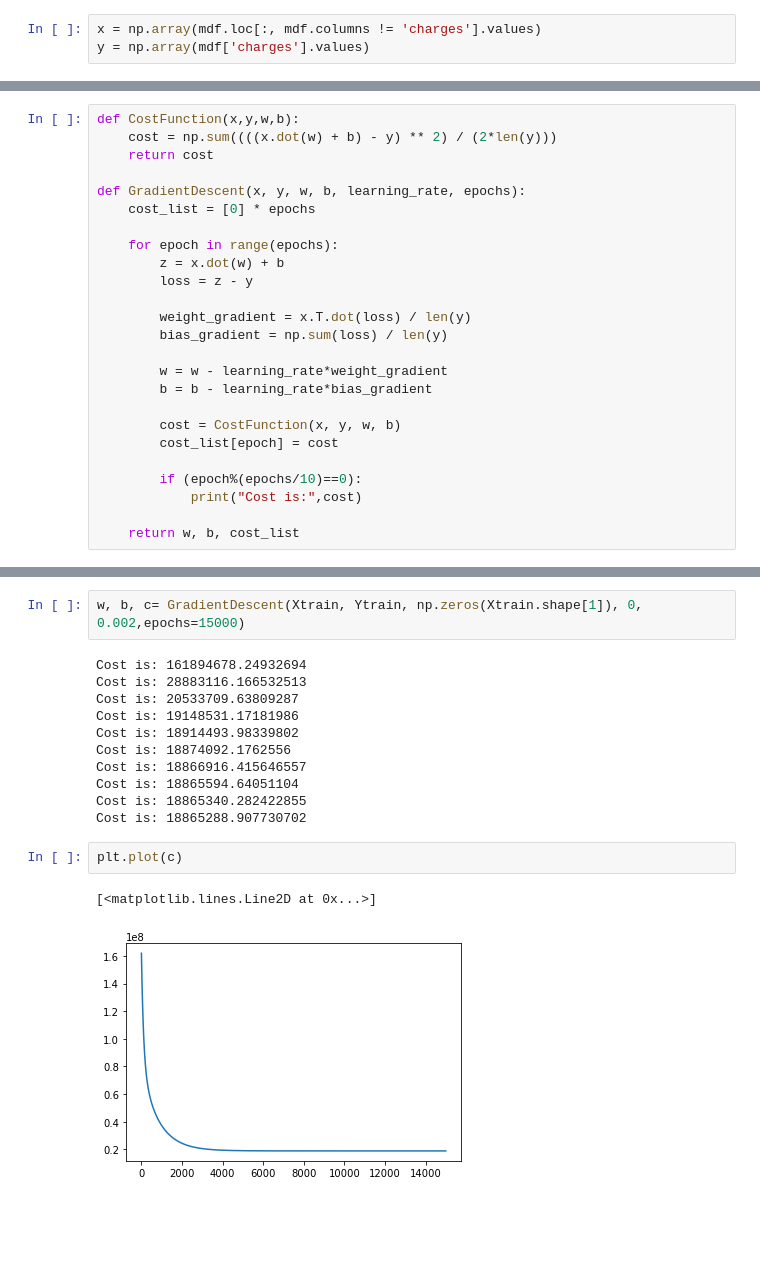
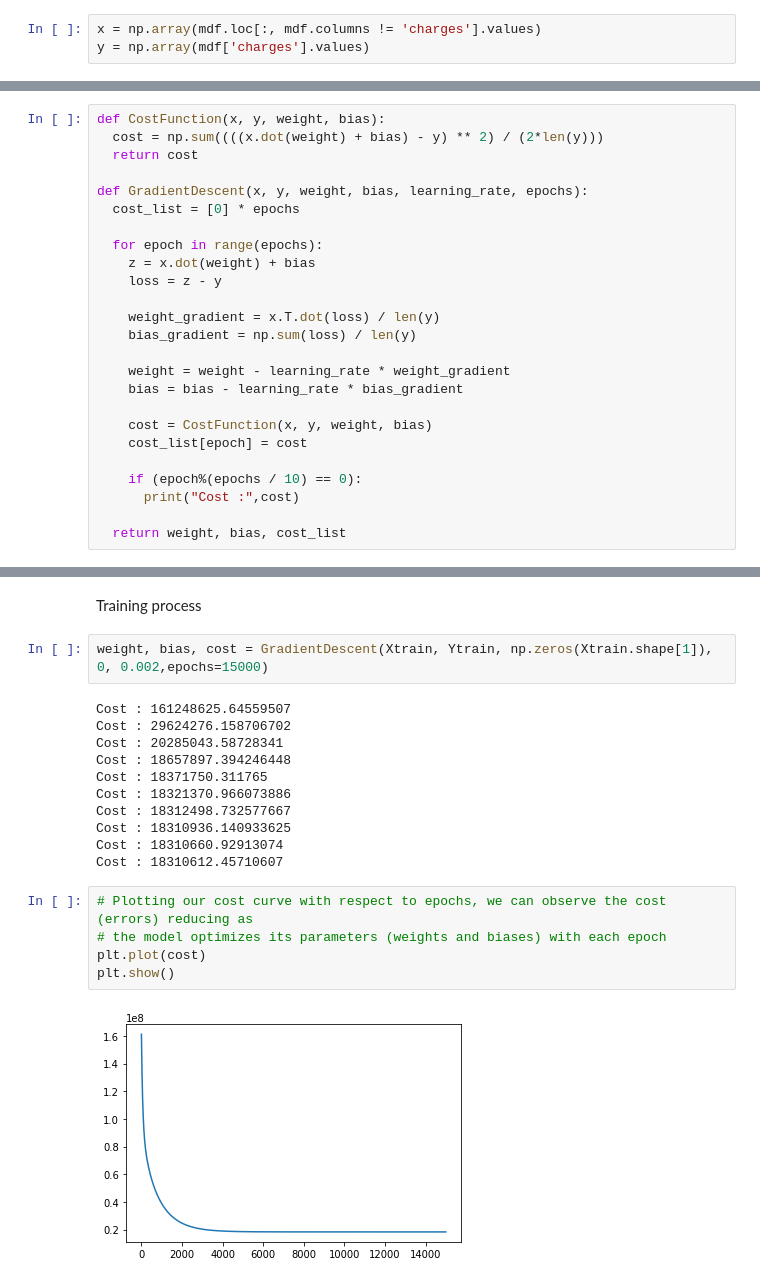
Before and after one commit to Sshubam/FSM_ML_Assignments, a Jupyter notebook: FSM_2_LinearRegression_Final.ipynb, the cells around one changed output, grey strips where cells are left out. Saved outputs shown, nothing was run; the diff lists cells and outputs as text; blank space fills up the shorter version.

```diff
--- a/FSM_2_LinearRegression_Final.ipynb
+++ b/FSM_2_LinearRegression_Final.ipynb
@@ -130,26 +198,26 @@ x.shape
 # %%
-def CostFunction(x,y,w,b):
-    cost = np.sum((((x.dot(w) + b) - y) ** 2) / (2*len(y)))
-    return cost
+def CostFunction(x, y, weight, bias):
+  cost = np.sum((((x.dot(weight) + bias) - y) ** 2) / (2*len(y)))
+  return cost
 
-def GradientDescent(x, y, w, b, learning_rate, epochs):
-    cost_list = [0] * epochs
+def GradientDescent(x, y, weight, bias, learning_rate, epochs):
+  cost_list = [0] * epochs
 
-    for epoch in range(epochs):
-        z = x.dot(w) + b
-        loss = z - y
+  for epoch in range(epochs):
+    z = x.dot(weight) + bias
+    loss = z - y
 
-        weight_gradient = x.T.dot(loss) / len(y)
-        bias_gradient = np.sum(loss) / len(y)
+    weight_gradient = x.T.dot(loss) / len(y)
+    bias_gradient = np.sum(loss) / len(y)
 
-        w = w - learning_rate*weight_gradient
-        b = b - learning_rate*bias_gradient
+    weight = weight - learning_rate * weight_gradient
+    bias = bias - learning_rate * bias_gradient
 
-        cost = CostFunction(x, y, w, b)
-        cost_list[epoch] = cost
+    cost = CostFunction(x, y, weight, bias)
+    cost_list[epoch] = cost
 
-        if (epoch%(epochs/10)==0):
-            print("Cost is:",cost)
+    if (epoch%(epochs / 10) == 0):
+      print("Cost :",cost)
 
-    return w, b, cost_list
+  return weight, bias, cost_list
 # %%
@@ -158,20 +227,24 @@ Xtrain, Xtest, Ytrain, Ytest = train_test_split( x, y, test_size = 0.3, random_s
+# %% [markdown]
+Training process
 # %%
-w, b, c= GradientDescent(Xtrain, Ytrain, np.zeros(Xtrain.shape[1]), 0, 0.002,epochs=15000)
+weight, bias, cost = GradientDescent(Xtrain, Ytrain, np.zeros(Xtrain.shape[1]), 0, 0.002,epochs=15000)
 # %% [output]
-Cost is: 161894678.24932694
-Cost is: 28883116.166532513
-Cost is: 20533709.63809287
-Cost is: 19148531.17181986
-Cost is: 18914493.98339802
-Cost is: 18874092.1762556
-Cost is: 18866916.415646557
-Cost is: 18865594.64051104
-Cost is: 18865340.282422855
-Cost is: 18865288.907730702
+Cost : 161248625.64559507
+Cost : 29624276.158706702
+Cost : 20285043.58728341
+Cost : 18657897.394246448
+Cost : 18371750.311765
+Cost : 18321370.966073886
+Cost : 18312498.732577667
+Cost : 18310936.140933625
+Cost : 18310660.92913074
+Cost : 18310612.45710607
-# %%
-plt.plot(c)
-# %% [output]
-[<matplotlib.lines.Line2D at 0x...>]
-[figure, removed]
+# %%
+# Plotting our cost curve with respect to epochs, we can observe the cost (errors) reducing as
+# the model optimizes its parameters (weights and biases) with each epoch
+plt.plot(cost)
+plt.show()
+# %% [output]
+[figure, added]
 # %%
 def predict(X, w, b):
```
Also changed, not shown: parts of 32 cells of this notebook.
